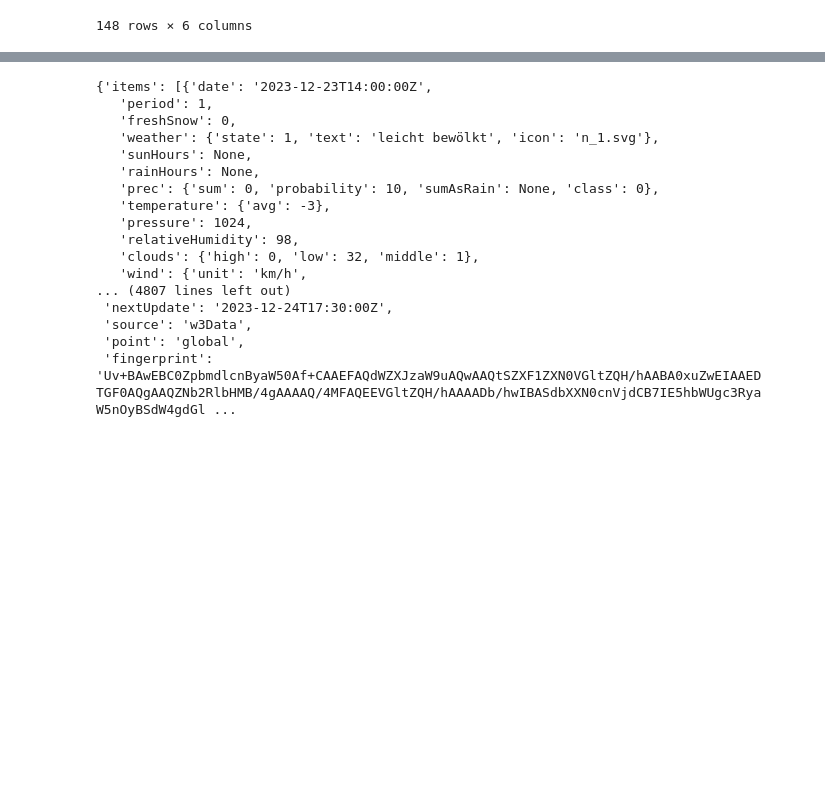
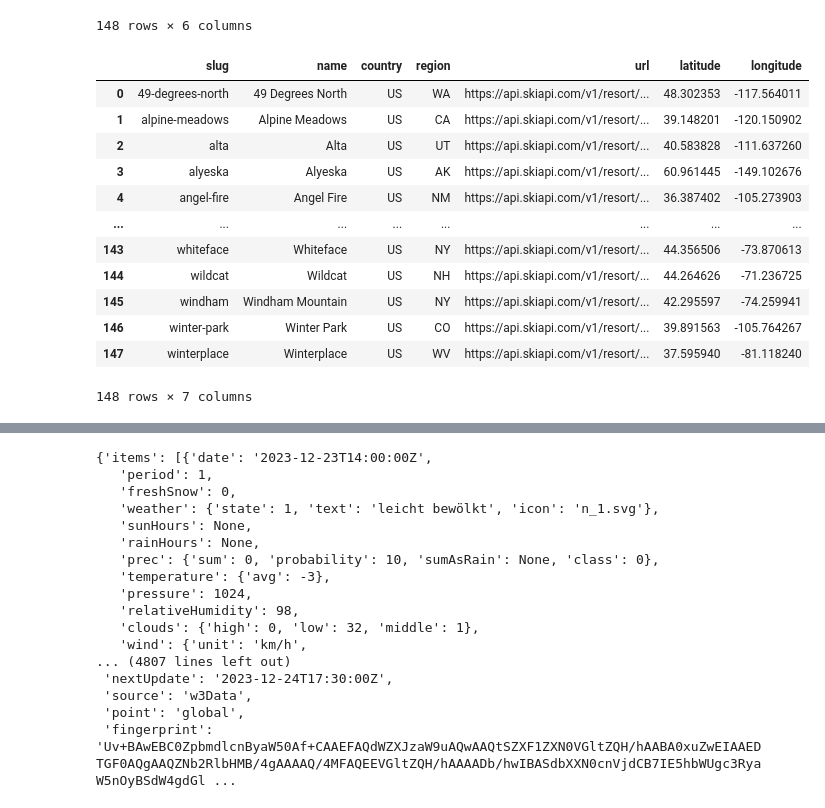
Before and after one commit to mj00714/project-3-ski-tracker, a Jupyter notebook: sandbox/api_pulls.ipynb, the cells around one changed output, grey strips where cells are left out. Saved outputs shown, nothing was run; the diff lists cells and outputs as text; code cells hidden in the pictures; blank space fills up the shorter version.

Commit message:
resort master data dataframe column reorder

```diff
--- a/sandbox/api_pulls.ipynb
+++ b/sandbox/api_pulls.ipynb
@@ -107,3 +107,21 @@ resort_data_df
 | 146 | winter-park | Winter Park | US | CO | {'latitude': 39.891563, 'longitud... | https://api.skiapi.com/v1/resort/... |
 | 147 | winterplace | Winterplace | US | WV | {'latitude': 37.59594, 'longitude... | https://api.skiapi.com/v1/resort/... |
 148 rows × 6 columns
+# %%
+resort_data_df[['latitude', 'longitude']] = resort_data_df['location'].apply(lambda loc: pd.Series([loc['latitude'], loc['longitude']]))
+resort_data_df = resort_data_df.drop('location', axis=1)
+resort_data_df
+# %% [output]
+|  | slug | name | country | region | url | latitude | longitude |
+| 0 | 49-degrees-north | 49 Degrees North | US | WA | https://api.skiapi.com/v1/resort/... | 48.302353 | -117.564011 |
+| 1 | alpine-meadows | Alpine Meadows | US | CA | https://api.skiapi.com/v1/resort/... | 39.148201 | -120.150902 |
+| 2 | alta | Alta | US | UT | https://api.skiapi.com/v1/resort/... | 40.583828 | -111.637260 |
+| 3 | alyeska | Alyeska | US | AK | https://api.skiapi.com/v1/resort/... | 60.961445 | -149.102676 |
+| 4 | angel-fire | Angel Fire | US | NM | https://api.skiapi.com/v1/resort/... | 36.387402 | -105.273903 |
+| ... | ... | ... | ... | ... | ... | ... | ... |
+| 143 | whiteface | Whiteface | US | NY | https://api.skiapi.com/v1/resort/... | 44.356506 | -73.870613 |
+| 144 | wildcat | Wildcat | US | NH | https://api.skiapi.com/v1/resort/... | 44.264626 | -71.236725 |
+| 145 | windham | Windham Mountain | US | NY | https://api.skiapi.com/v1/resort/... | 42.295597 | -74.259941 |
+| 146 | winter-park | Winter Park | US | CO | https://api.skiapi.com/v1/resort/... | 39.891563 | -105.764267 |
+| 147 | winterplace | Winterplace | US | WV | https://api.skiapi.com/v1/resort/... | 37.595940 | -81.118240 |
+148 rows × 7 columns
```
Also changed, not shown: parts of 1 cell of this notebook.
